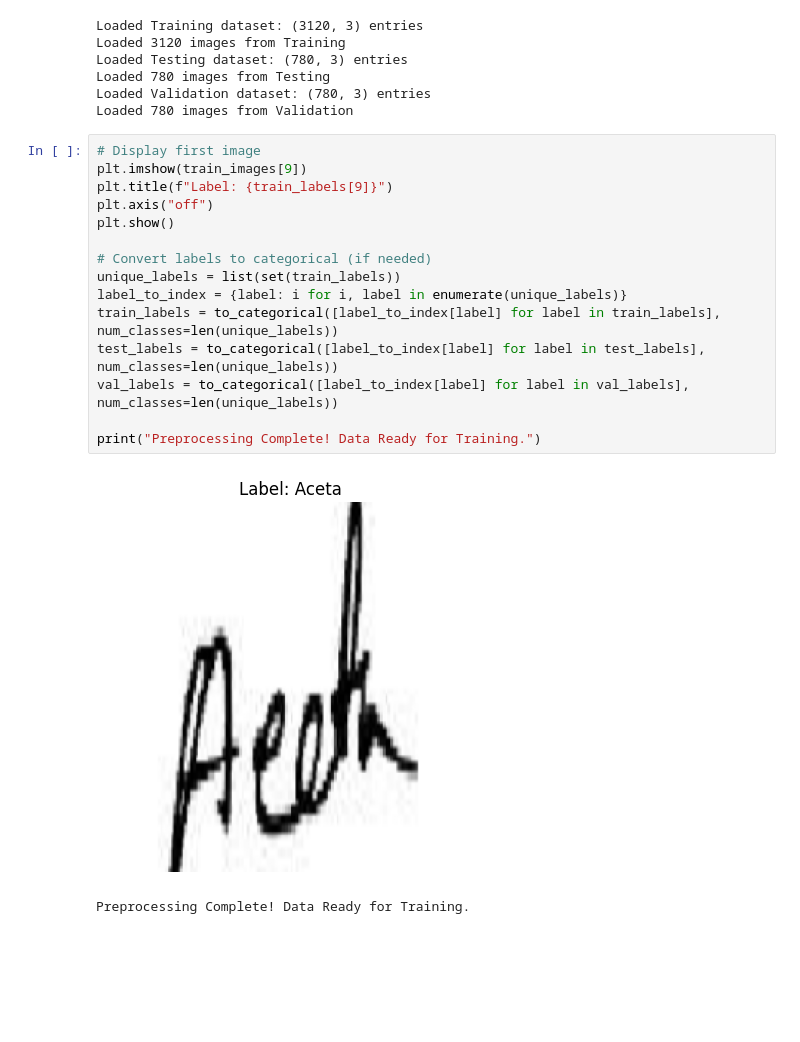
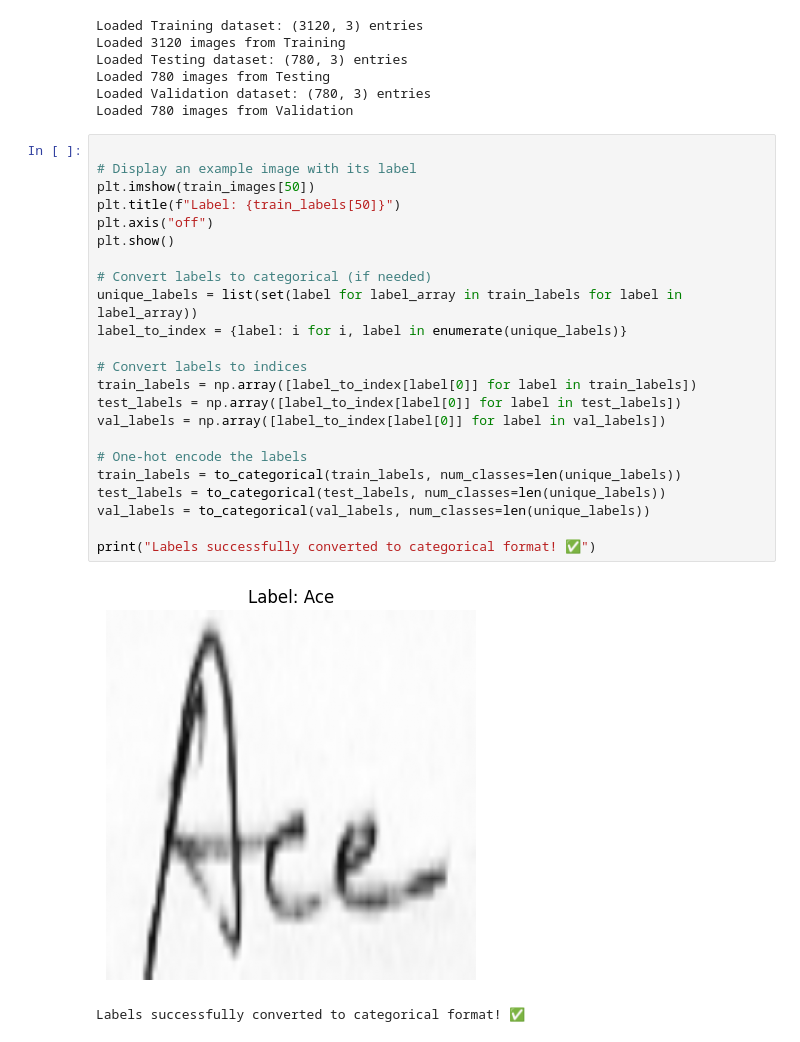
Before and after one commit to danialafridi1/medical-prescription-ocr, a Jupyter notebook: preprocessing/preprocessing-notebook.ipynb, the cells around one changed output. Cells and saved outputs as stored; diff of their text form; blank space fills up the shorter version.

```diff
--- a/preprocessing/preprocessing-notebook.ipynb
+++ b/preprocessing/preprocessing-notebook.ipynb
@@ -55,20 +55,28 @@ Loaded 780 images from Testing
 Loaded Validation dataset: (780, 3) entries
 Loaded 780 images from Validation
 # %%
-# Display first image
-plt.imshow(train_images[9])
-plt.title(f"Label: {train_labels[9]}")
+
+# Display an example image with its label
+plt.imshow(train_images[50])
+plt.title(f"Label: {train_labels[50]}")
 plt.axis("off")
 plt.show()
 
 # Convert labels to categorical (if needed)
-unique_labels = list(set(train_labels))
+unique_labels = list(set(label for label_array in train_labels for label in label_array))
 label_to_index = {label: i for i, label in enumerate(unique_labels)}
-train_labels = to_categorical([label_to_index[label] for label in train_labels], num_classes=len(unique_labels))
-test_labels = to_categorical([label_to_index[label] for label in test_labels], num_classes=len(unique_labels))
-val_labels = to_categorical([label_to_index[label] for label in val_labels], num_classes=len(unique_labels))
 
-print("Preprocessing Complete! Data Ready for Training.")
+# Convert labels to indices
+train_labels = np.array([label_to_index[label[0]] for label in train_labels])
+test_labels = np.array([label_to_index[label[0]] for label in test_labels])
+val_labels = np.array([label_to_index[label[0]] for label in val_labels])
+
+# One-hot encode the labels
+train_labels = to_categorical(train_labels, num_classes=len(unique_labels))
+test_labels = to_categorical(test_labels, num_classes=len(unique_labels))
+val_labels = to_categorical(val_labels, num_classes=len(unique_labels))
+
+print("Labels successfully converted to categorical format! ✅")
 # %% [output]
-[figure, old version]
+[figure, new version]
-Preprocessing Complete! Data Ready for Training.
+Labels successfully converted to categorical format! ✅
```
